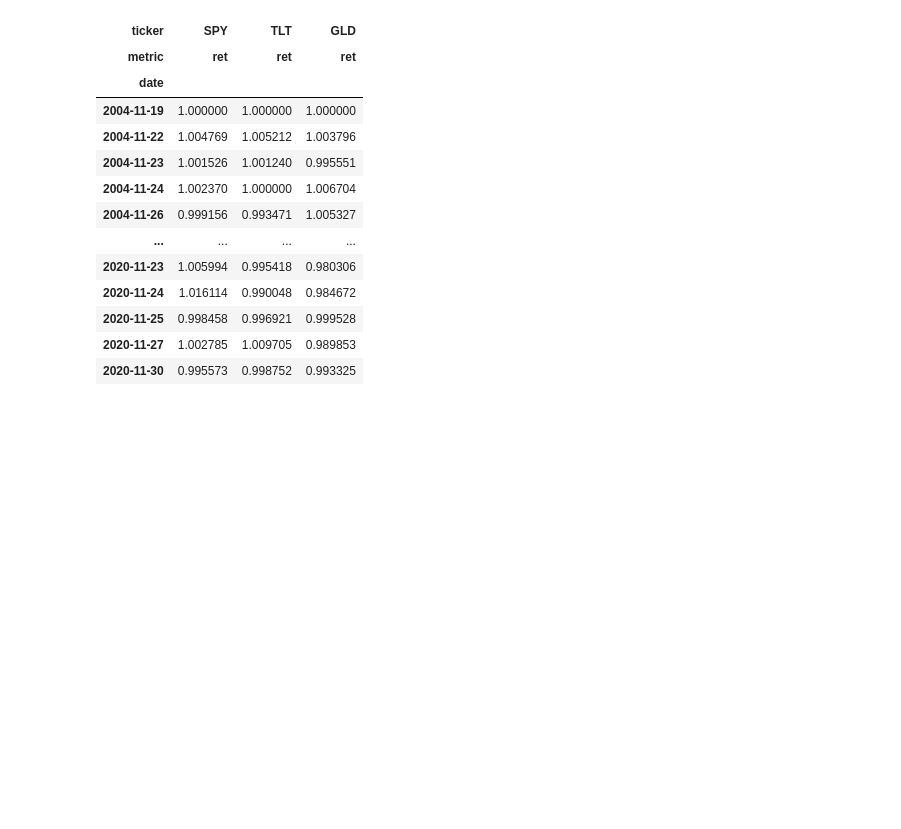
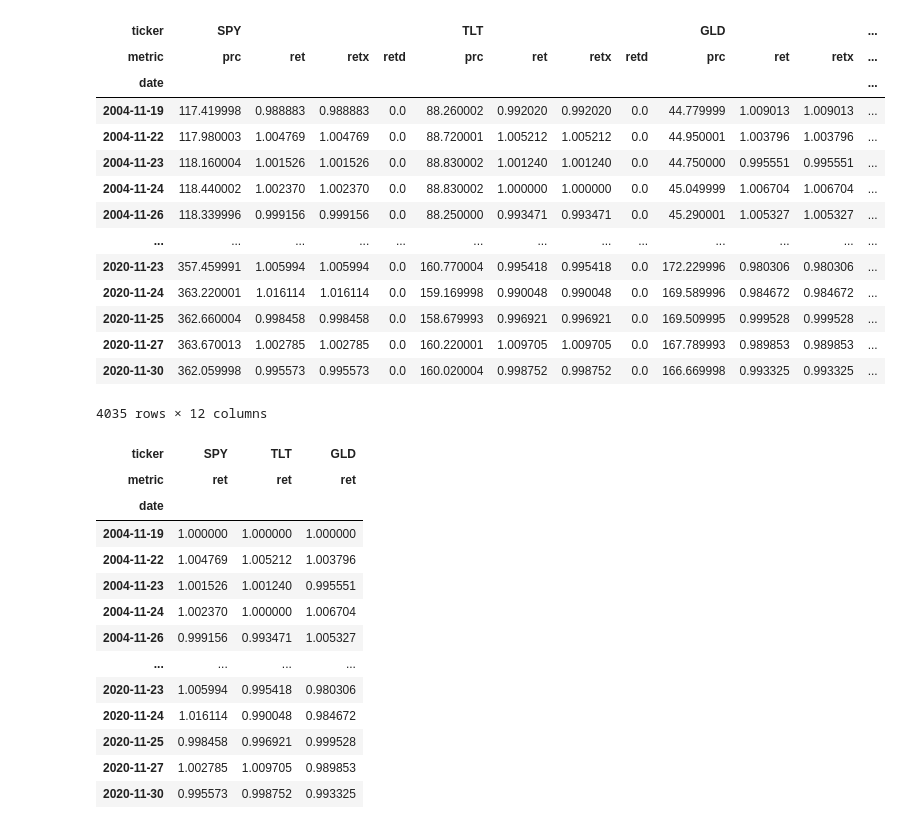
Before and after one commit to ningtong88/Capstone_TDAmeritrade, a Jupyter notebook: Ning_updating_rebalancing_def.ipynb, the cells around one changed output. Drawn from its saved outputs; the diff is of its cells as text; code cells hidden in the pictures; blank space fills up the shorter version.

```diff
--- a/Ning_updating_rebalancing_def.ipynb
+++ b/Ning_updating_rebalancing_def.ipynb
@@ -34,0 +19,27 @@ d
+# %%
+# dynamic to decide logon info to login to wrds
+def pgpass_dir():
+    if sys.platform.startswith('win'):
+        os_path = getenv('LOCALAPPDATA')
+        file_path = os_path+'\postgresql\pgpass.conf'
+        print (file_path)
+    elif sys.platform.startswith('darwin'):
+        #my path is clear thus I use my own
+        #* can be replaced by any laptop name
+        if path.exists('/Users/argool/.pgpass'):
+            file_path = '/Users/argool/.pgpass'
+        else:
+            dir_path = os.path.dirname('/Users/')
+            keyword = '.pgpass'
+            for root, dirs, files in os.walk(dir_path):
+                for file in files:
+                    if keyword in file:
+                        file_path = root+'/'+str(file)
+    return file_path
+# %%
+file_path = pgpass_dir()
+#read login info and pass connection parameters
+with open(file_path,'r') as f:
+    output = f.read()
+    login_id = output.split(":")[3]
+    crsp_db = wrds.Connection(wrds_username=login_id)
@@ -35,3 +92,22 @@ d
+# %%
+with open('low_var_port.pkl', 'rb') as f: d = pickle.load(f)
+d
+# %% [output]
+| ticker | SPY |  |  |  | TLT |  |  |  | GLD |  |  | ... |
+| metric | prc | ret | retx | retd | prc | ret | retx | retd | prc | ret | retx | ... |
+| date |  |  |  |  |  |  |  |  |  |  |  | ... |
+| 2004-11-19 | 117.419998 | 0.988883 | 0.988883 | 0.0 | 88.260002 | 0.992020 | 0.992020 | 0.0 | 44.779999 | 1.009013 | 1.009013 | ... |
+| 2004-11-22 | 117.980003 | 1.004769 | 1.004769 | 0.0 | 88.720001 | 1.005212 | 1.005212 | 0.0 | 44.950001 | 1.003796 | 1.003796 | ... |
+| 2004-11-23 | 118.160004 | 1.001526 | 1.001526 | 0.0 | 88.830002 | 1.001240 | 1.001240 | 0.0 | 44.750000 | 0.995551 | 0.995551 | ... |
+| 2004-11-24 | 118.440002 | 1.002370 | 1.002370 | 0.0 | 88.830002 | 1.000000 | 1.000000 | 0.0 | 45.049999 | 1.006704 | 1.006704 | ... |
+| 2004-11-26 | 118.339996 | 0.999156 | 0.999156 | 0.0 | 88.250000 | 0.993471 | 0.993471 | 0.0 | 45.290001 | 1.005327 | 1.005327 | ... |
+| ... | ... | ... | ... | ... | ... | ... | ... | ... | ... | ... | ... | ... |
+| 2020-11-23 | 357.459991 | 1.005994 | 1.005994 | 0.0 | 160.770004 | 0.995418 | 0.995418 | 0.0 | 172.229996 | 0.980306 | 0.980306 | ... |
+| 2020-11-24 | 363.220001 | 1.016114 | 1.016114 | 0.0 | 159.169998 | 0.990048 | 0.990048 | 0.0 | 169.589996 | 0.984672 | 0.984672 | ... |
+| 2020-11-25 | 362.660004 | 0.998458 | 0.998458 | 0.0 | 158.679993 | 0.996921 | 0.996921 | 0.0 | 169.509995 | 0.999528 | 0.999528 | ... |
+| 2020-11-27 | 363.670013 | 1.002785 | 1.002785 | 0.0 | 160.220001 | 1.009705 | 1.009705 | 0.0 | 167.789993 | 0.989853 | 0.989853 | ... |
+| 2020-11-30 | 362.059998 | 0.995573 | 0.995573 | 0.0 | 160.020004 | 0.998752 | 0.998752 | 0.0 | 166.669998 | 0.993325 | 0.993325 | ... |
+4035 rows × 12 columns
 # %%
 def sim_returns(data, block_size = 20, total_sim = 10, random_seed = 1):
     ret_index = [x for x, y in enumerate(d.columns) if y[1] == 'ret']
```
Also changed, not shown: parts of 6 cells of this notebook, 2 other files.
